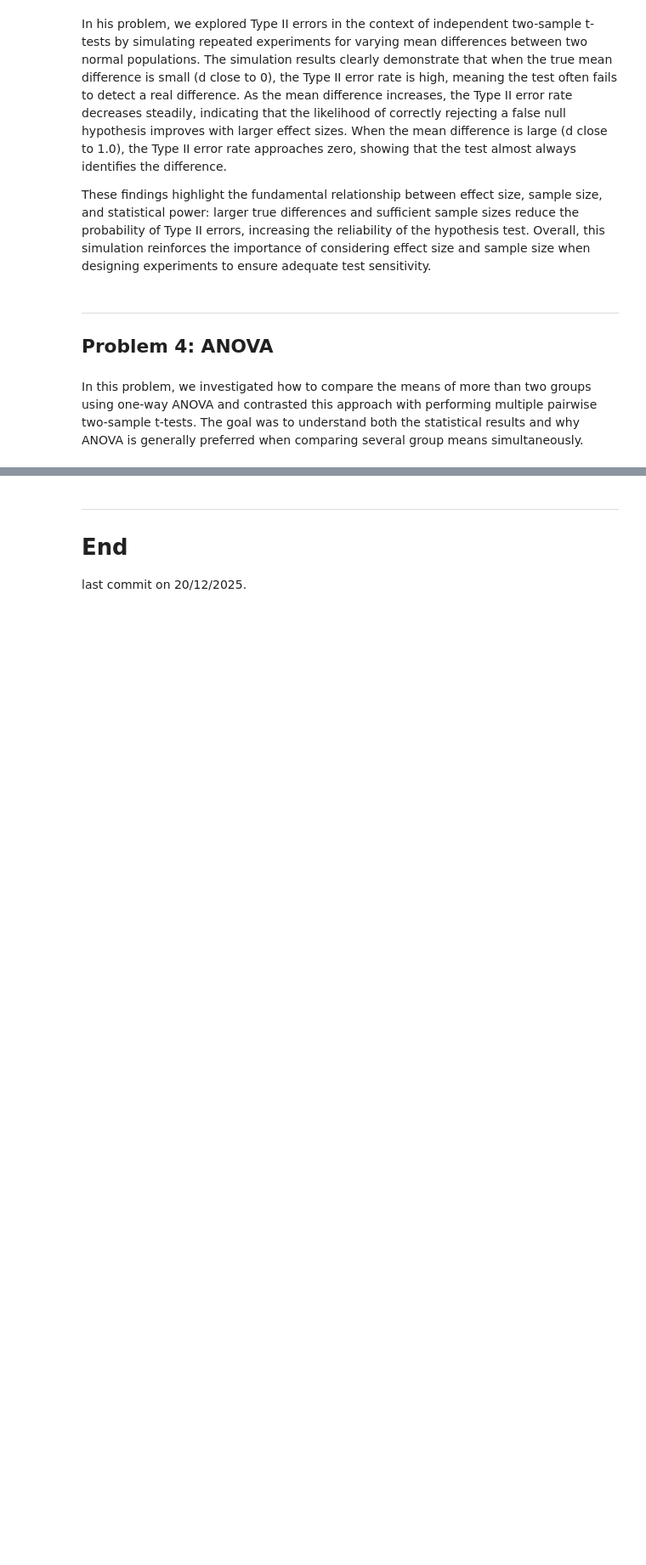
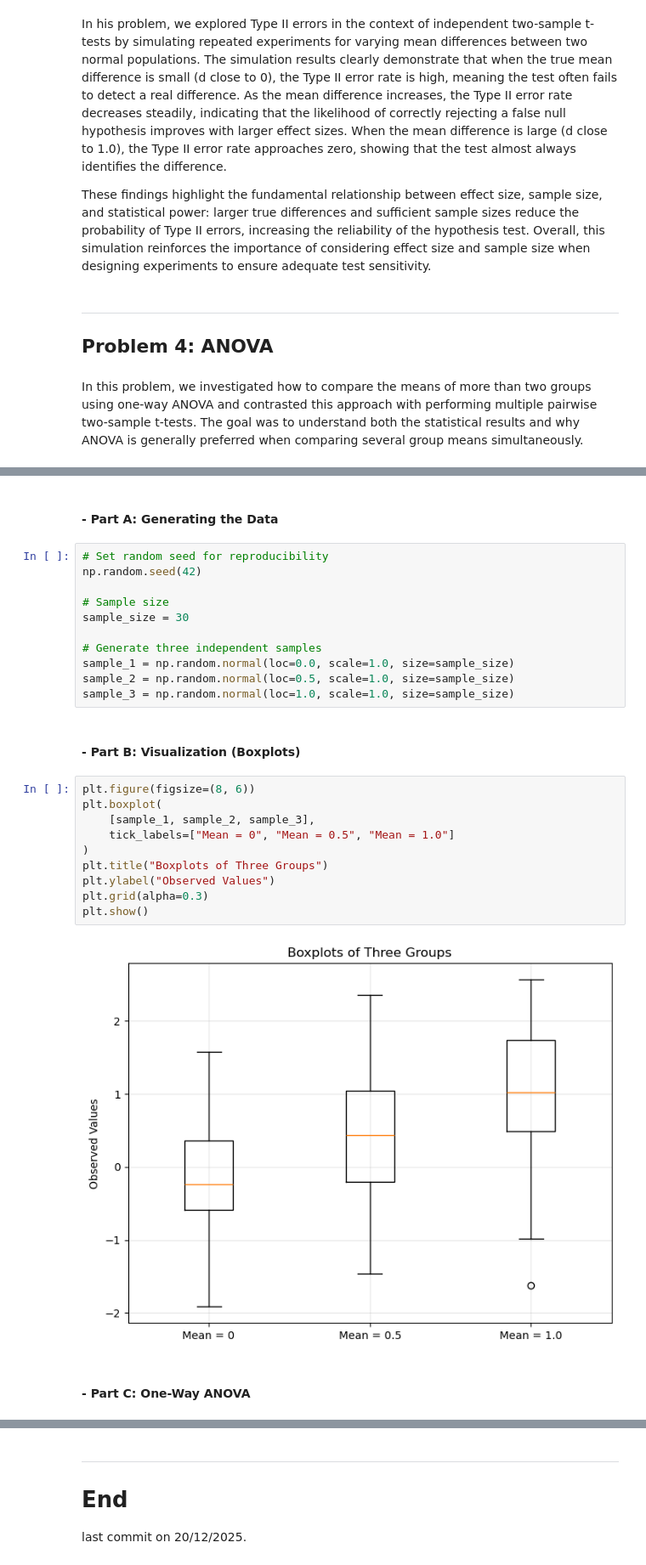
Before and after one commit to RodrigoDMU/applied_statistics_assessment, a Jupyter notebook: problems.ipynb, the cells around one changed output, grey strips where cells are left out. Shown at 85% size. Saved outputs shown, nothing was run; the diff lists cells and outputs as text; blank space fills up the shorter version.

```diff
--- a/problems.ipynb
+++ b/problems.ipynb
@@ -532,0 +544,29 @@ In this problem, we investigated how to compare the means of more than two group
+# %% [markdown]
+#### - Part A: Generating the Data
+# %%
+# Set random seed for reproducibility
+np.random.seed(42)
+
+# Sample size
+sample_size = 30
+
+# Generate three independent samples
+sample_1 = np.random.normal(loc=0.0, scale=1.0, size=sample_size)
+sample_2 = np.random.normal(loc=0.5, scale=1.0, size=sample_size)
+sample_3 = np.random.normal(loc=1.0, scale=1.0, size=sample_size)
+# %% [markdown]
+#### - Part B: Visualization (Boxplots)
+# %%
+plt.figure(figsize=(8, 6))
+plt.boxplot(
+    [sample_1, sample_2, sample_3],
+    tick_labels=["Mean = 0", "Mean = 0.5", "Mean = 1.0"]
+)
+plt.title("Boxplots of Three Groups")
+plt.ylabel("Observed Values")
+plt.grid(alpha=0.3)
+plt.show()
+# %% [output]
+[figure, added]
+# %% [markdown]
+#### - Part C: One-Way ANOVA
```
Also changed, not shown: parts of 7 cells of this notebook.
